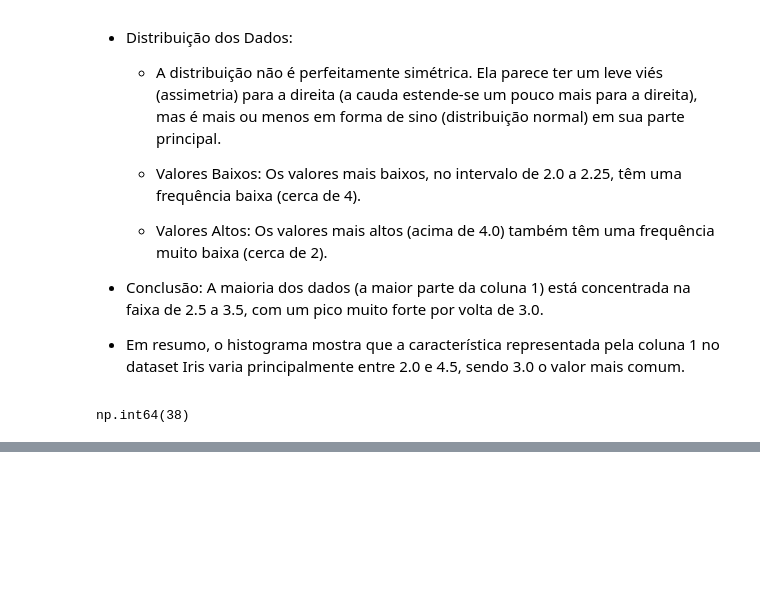
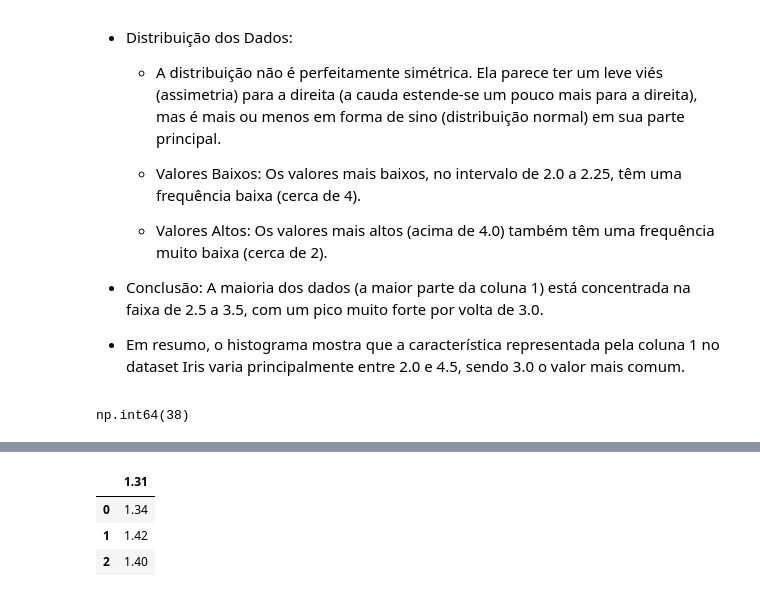
Before and after one commit to MarksAurelio/Tecnico_em_Inteligencia_Artificial, a Jupyter notebook: UC4/numpy/aula1.ipynb, the cells around one changed output, grey strips where cells are left out. Drawn from its saved outputs; the diff is of its cells as text; code cells hidden in the pictures; blank space fills up the shorter version.

```diff
--- a/UC4/numpy/aula1.ipynb
+++ b/UC4/numpy/aula1.ipynb
@@ -272,0 +311,14 @@ Conclui a aula1!
+# %%
+try:
+    df = pd.read_excel("petrobras.xlsx")
+except FileNotFoundError:
+    print("Erro= arquivo não encontrado. ")
+except Exception as e:
+    print(f"Ocorreu um erro na leitura. {e}")
+# %%
+df.head(3)
+# %% [output]
+|  | 1.31 |
+| 0 | 1.34 |
+| 1 | 1.42 |
+| 2 | 1.40 |
```
Also changed, not shown: parts of 18 cells of this notebook, 4 other files.
